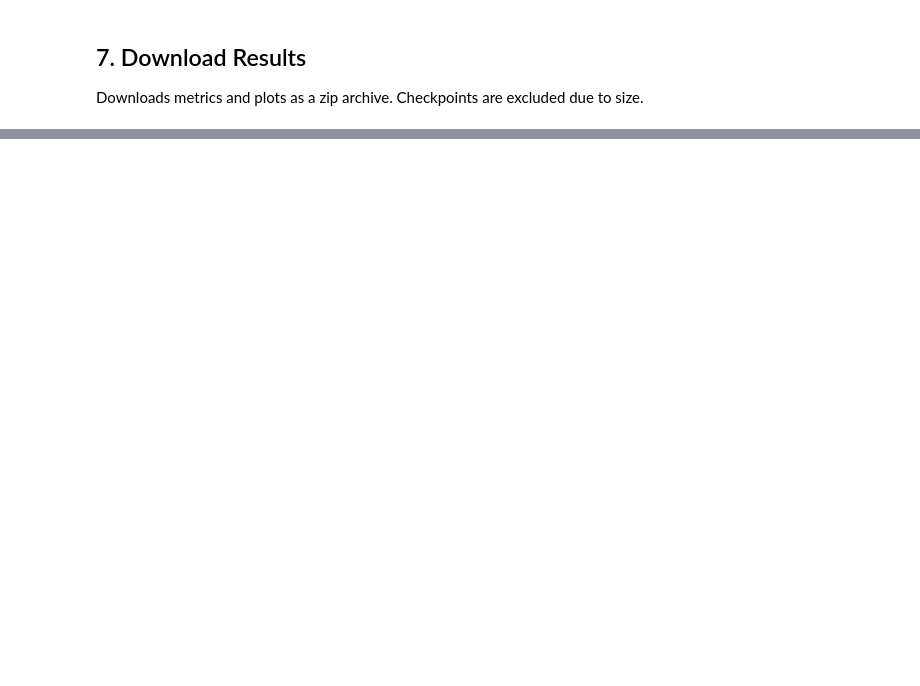
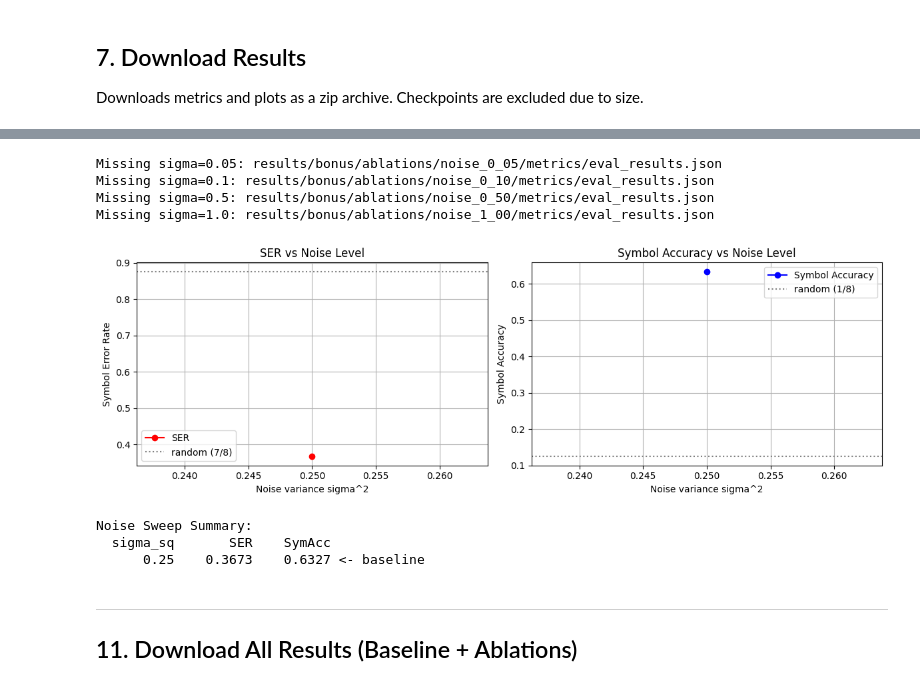
Before and after one commit to caltinuzengi/cs515-deep-learning, a Jupyter notebook: bonus/colab_bonus.ipynb, the cells around one changed output, grey strips where cells are left out. Saved outputs shown, nothing was run; the diff lists cells and outputs as text; code cells hidden in the pictures; blank space fills up the shorter version.

```diff
--- a/bonus/colab_bonus.ipynb
+++ b/bonus/colab_bonus.ipynb
@@ -154,0 +453,67 @@ files.download(zip_path + '.zip')
+# %%
+import json, os
+import matplotlib.pyplot as plt
+from IPython.display import display
+
+sigma_map = {
+    0.05: 'results/bonus/ablations/noise_0_05/metrics/eval_results.json',
+    0.10: 'results/bonus/ablations/noise_0_10/metrics/eval_results.json',
+    0.25: 'results/bonus/metrics/eval_results.json',
+    0.50: 'results/bonus/ablations/noise_0_50/metrics/eval_results.json',
+    1.00: 'results/bonus/ablations/noise_1_00/metrics/eval_results.json',
+}
+
+noise_results = {}
+for s, p in sigma_map.items():
+    if os.path.exists(p):
+        with open(p) as f:
+            noise_results[s] = json.load(f)
+    else:
+        print(f'Missing sigma={s}: {p}')
+
+if not noise_results:
+    print('No results found. Run the training cell above first.')
+else:
+    xs    = sorted(noise_results)
+    sers  = [noise_results[s]['SER']  for s in xs]
+    saccs = [noise_results[s]['symbol_accuracy'] for s in xs]
+
+    fig, axes = plt.subplots(1, 2, figsize=(12, 4))
+    axes[0].plot(xs, sers, 'o-', color='red', label='SER')
+    axes[0].axhline(1 - 1/8, color='gray', linestyle=':', label='random (7/8)')
+    axes[0].set_xlabel('Noise variance sigma^2')
+    axes[0].set_ylabel('Symbol Error Rate')
+    axes[0].set_title('SER vs Noise Level')
+    axes[0].legend(); axes[0].grid(True)
+
+    axes[1].plot(xs, saccs, 'o-', color='blue', label='Symbol Accuracy')
+    axes[1].axhline(1/8, color='gray', linestyle=':', label='random (1/8)')
+    axes[1].set_xlabel('Noise variance sigma^2')
+    axes[1].set_ylabel('Symbol Accuracy')
+    axes[1].set_title('Symbol Accuracy vs Noise Level')
+    axes[1].legend(); axes[1].grid(True)
+
+    os.makedirs('results/bonus/ablations', exist_ok=True)
+    plt.tight_layout()
+    plt.savefig('results/bonus/ablations/noise_sweep.png', dpi=100)
+    display(fig)
+    plt.close()
+
+    print('\nNoise Sweep Summary:')
+    print(f'{"sigma_sq":>10}  {"SER":>8}  {"SymAcc":>8}')
+    for s in xs:
+        r = noise_results[s]
+        tag = ' <- baseline' if s == 0.25 else ''
+        print(f'{s:>10.2f}  {r["SER"]:>8.4f}  {r["symbol_accuracy"]:>8.4f}{tag}')
+# %% [output]
+Missing sigma=0.05: results/bonus/ablations/noise_0_05/metrics/eval_results.json
+Missing sigma=0.1: results/bonus/ablations/noise_0_10/metrics/eval_results.json
+Missing sigma=0.5: results/bonus/ablations/noise_0_50/metrics/eval_results.json
+Missing sigma=1.0: results/bonus/ablations/noise_1_00/metrics/eval_results.json
+[figure, added]
+Noise Sweep Summary:
+  sigma_sq       SER    SymAcc
+      0.25    0.3673    0.6327 <- baseline
+# %% [markdown]
+---
+## 11. Download All Results (Baseline + Ablations)
```
Also changed, not shown: parts of 19 cells of this notebook, 7 other files.
